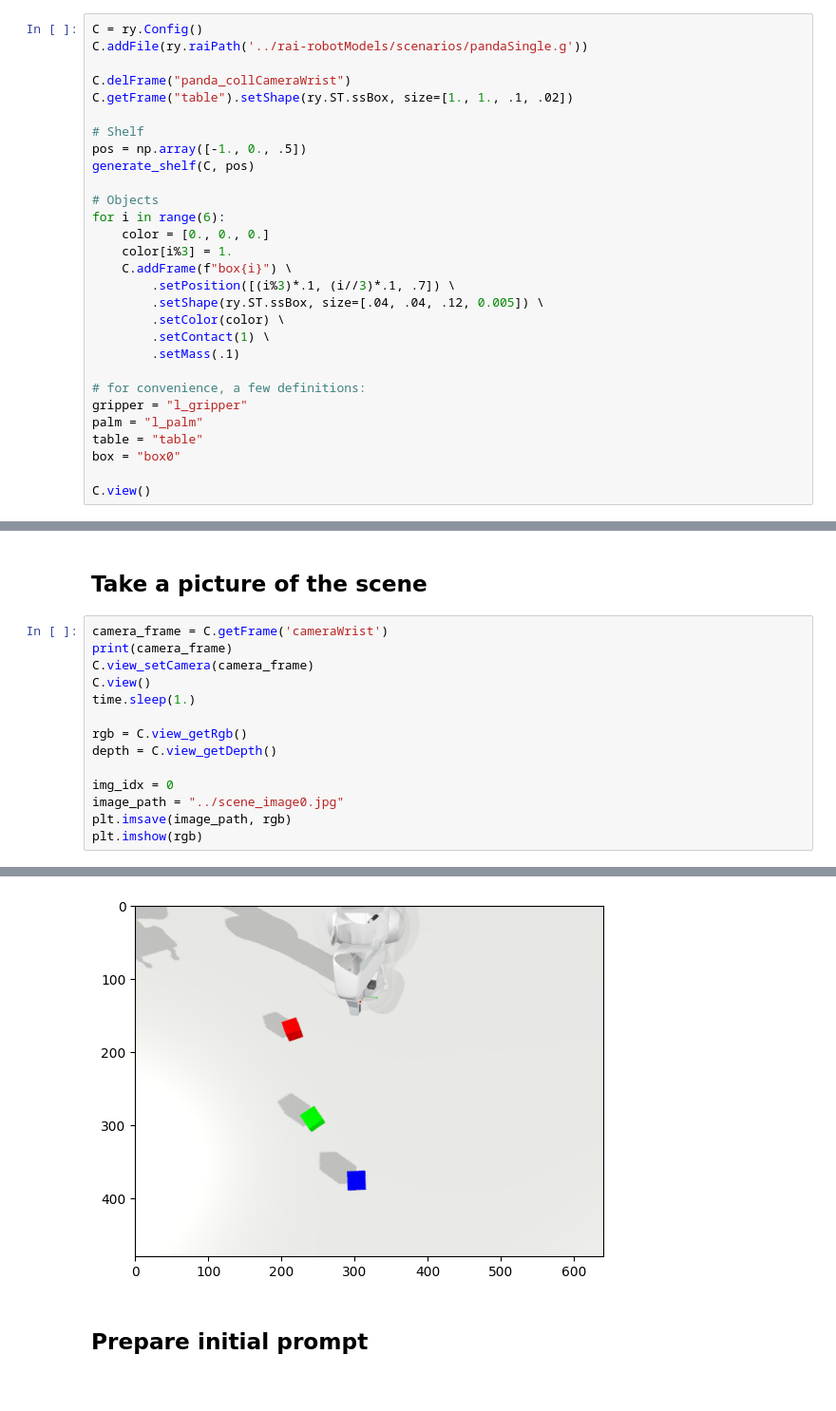
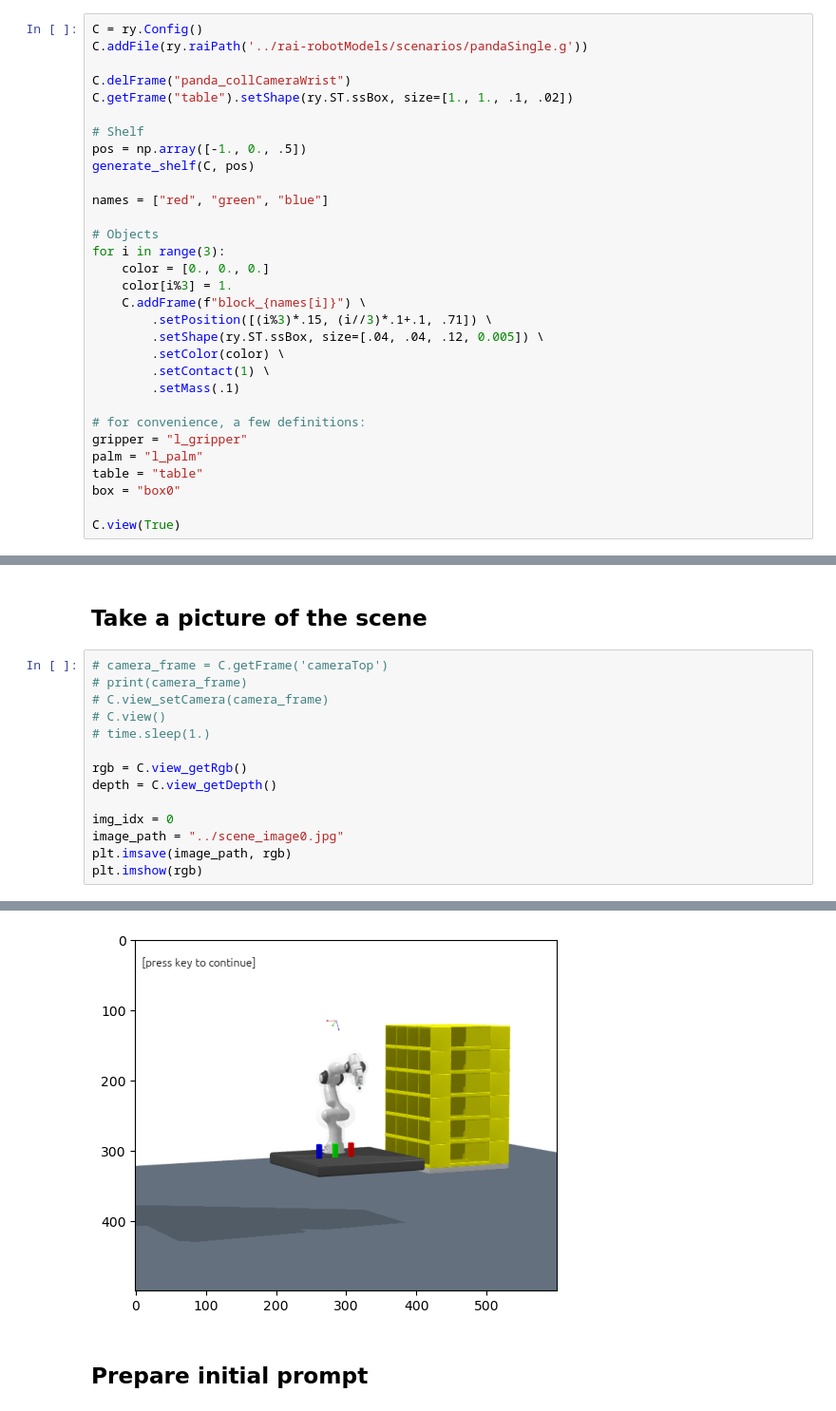
Before and after one commit to Tupryk/VLM4KOMO, a Jupyter notebook: main_high-lvl.ipynb, the cells around one changed output, grey strips where cells are left out. Shown at 95% size. Saved outputs shown, nothing was run; the diff lists cells and outputs as text.

```diff
--- a/main_high-lvl.ipynb
+++ b/main_high-lvl.ipynb
@@ -32,12 +31,14 @@ C.getFrame("table").setShape(ry.ST.ssBox, size=[1., 1., .1, .02])
 pos = np.array([-1., 0., .5])
 generate_shelf(C, pos)
 
+names = ["red", "green", "blue"]
+
 # Objects
-for i in range(6):
+for i in range(3):
 	color = [0., 0., 0.]
 	color[i%3] = 1.
-	C.addFrame(f"box{i}") \
-		.setPosition([(i%3)*.1, (i//3)*.1, .7]) \
+	C.addFrame(f"block_{names[i]}") \
+		.setPosition([(i%3)*.15, (i//3)*.1+.1, .71]) \
 		.setShape(ry.ST.ssBox, size=[.04, .04, .12, 0.005]) \
 		.setColor(color) \
 		.setContact(1) \
@@ -49,5 +50,5 @@ palm = "l_palm"
 table = "table"
 box = "box0"
 
-C.view()
+C.view(True)
 # %% [output]
@@ -66,11 +68,11 @@ C.view()
 # %% [markdown]
 ## Take a picture of the scene
 # %%
-camera_frame = C.getFrame('cameraWrist')
-print(camera_frame)
-C.view_setCamera(camera_frame)
-C.view()
-time.sleep(1.)
+# camera_frame = C.getFrame('cameraTop')
+# print(camera_frame)
+# C.view_setCamera(camera_frame)
+# C.view()
+# time.sleep(1.)
 
 rgb = C.view_getRgb()
 depth = C.view_getDepth()
@@ -85,4 +86,4 @@ plt.imshow(rgb)
-[figure, old version]
+[figure, new version]
 # %% [markdown]
 ## Prepare initial prompt
 # %%
```
Also changed, not shown: parts of 10 cells of this notebook, 3 other files.
